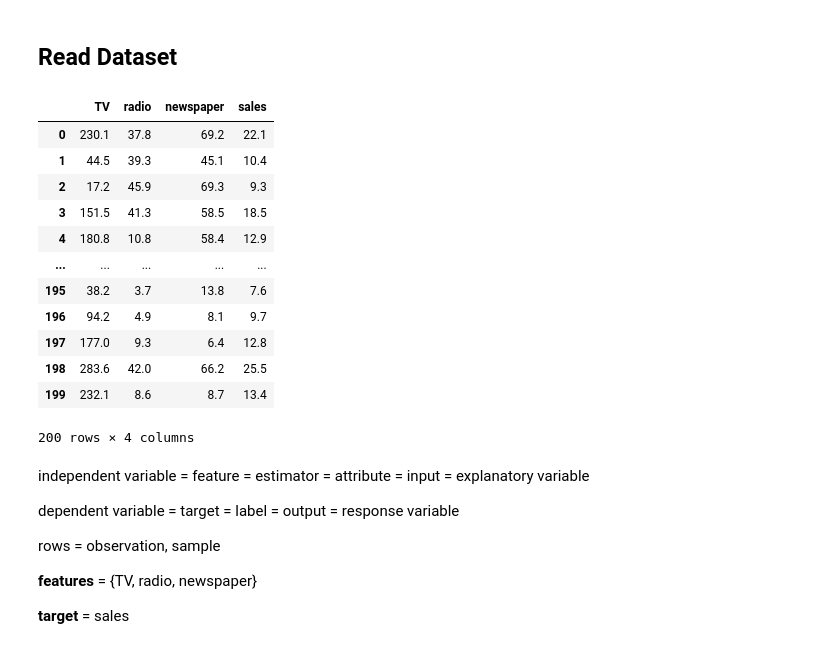
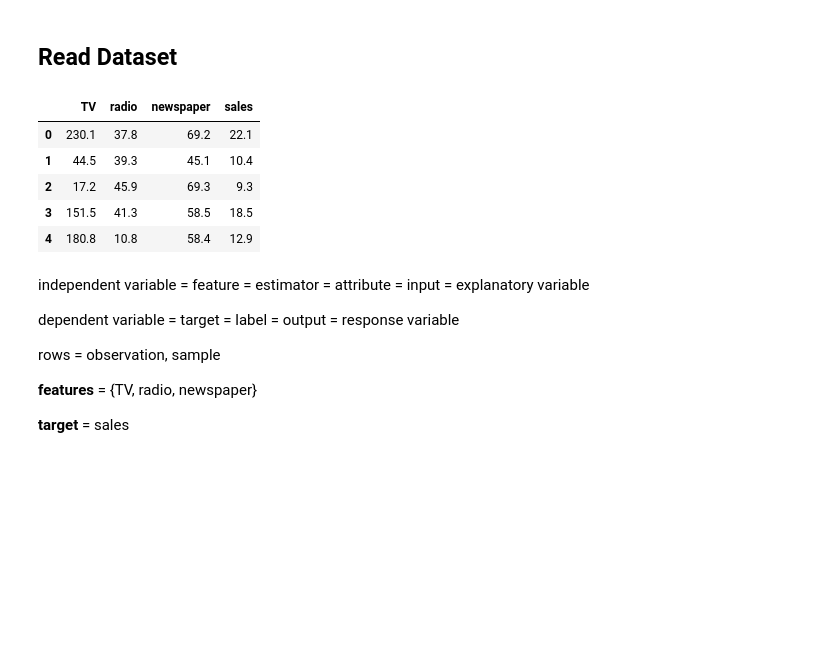
Before and after one commit to 0xArwa/soldier-race-prediction, a Jupyter notebook: Week 1/ML_1(Simple_Linear_Regression)(EN).ipynb, the cells around one changed output. Drawn from its saved outputs; the diff is of its cells as text; code cells hidden in the pictures; blank space fills up the shorter version.

```diff
--- a/Week 1/ML_1(Simple_Linear_Regression)(EN).ipynb
+++ b/Week 1/ML_1(Simple_Linear_Regression)(EN).ipynb
@@ -13,21 +13,14 @@ plt.rcParams["figure.figsize"] = (10,6) # Set default figure size
 ## Read Dataset
 # %%
 df = pd.read_csv("Advertising.csv")
-df
+df.head()
 # %% [output]
 |  | TV | radio | newspaper | sales |
 | 0 | 230.1 | 37.8 | 69.2 | 22.1 |
 | 1 | 44.5 | 39.3 | 45.1 | 10.4 |
 | 2 | 17.2 | 45.9 | 69.3 | 9.3 |
 | 3 | 151.5 | 41.3 | 58.5 | 18.5 |
 | 4 | 180.8 | 10.8 | 58.4 | 12.9 |
-| ... | ... | ... | ... | ... |
-| 195 | 38.2 | 3.7 | 13.8 | 7.6 |
-| 196 | 94.2 | 4.9 | 8.1 | 9.7 |
-| 197 | 177.0 | 9.3 | 6.4 | 12.8 |
-| 198 | 283.6 | 42.0 | 66.2 | 25.5 |
-| 199 | 232.1 | 8.6 | 8.7 | 13.4 |
-200 rows × 4 columns
 # %% [markdown]
 independent variable = feature = estimator = attribute = input = explanatory variable
 
```
Also changed, not shown: parts of 10 cells of this notebook, 3 other files.
